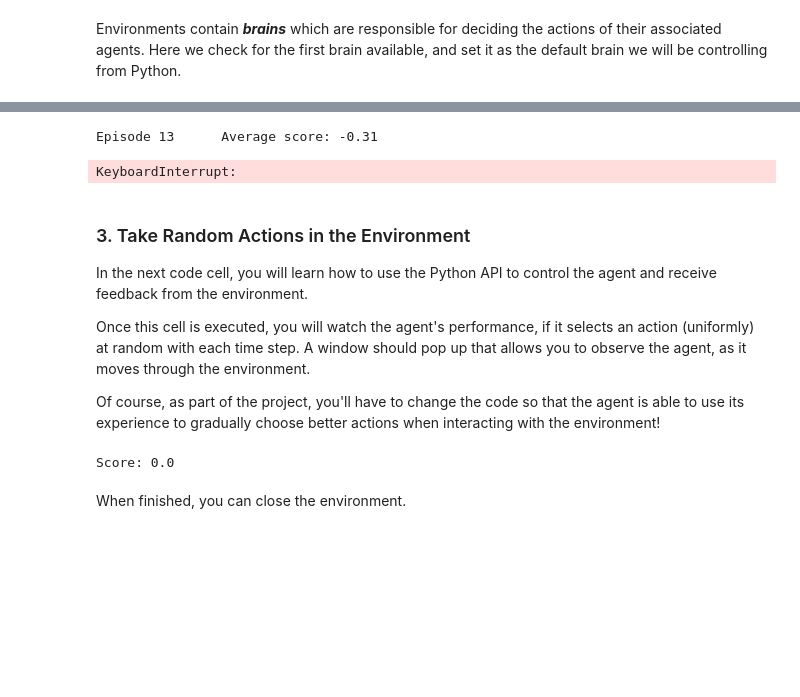
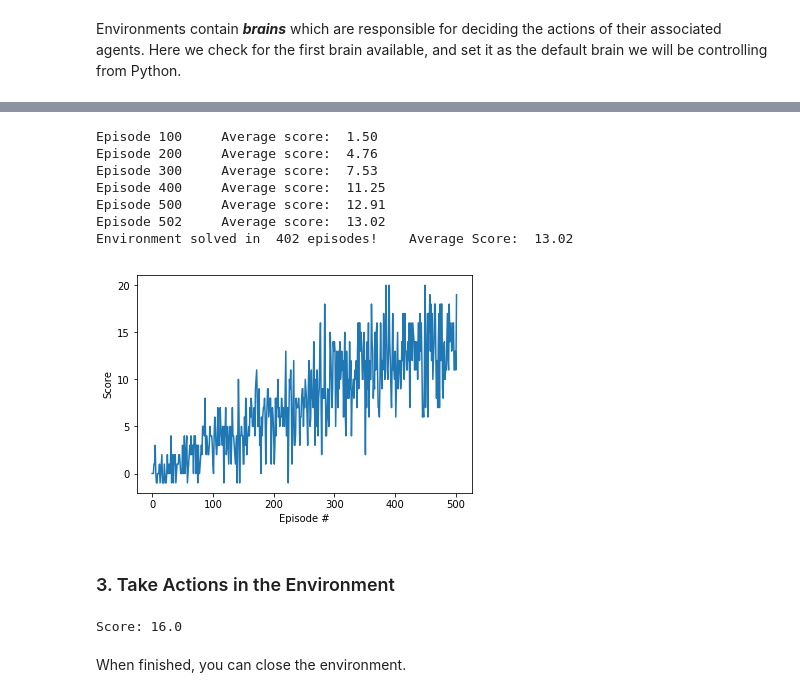
Before and after one commit to mrdvince/unity_navigation, a Jupyter notebook: Navigation.ipynb, the cells around one changed output, grey strips where cells are left out. Saved outputs shown, nothing was run; the diff lists cells and outputs as text; code cells hidden in the pictures; blank space fills up the shorter version.

```diff
--- a/Navigation.ipynb
+++ b/Navigation.ipynb
@@ -14,3 +18,6 @@ We begin by importing some necessary packages.  If the code cell below returns a
 # %%
 from unityagents import UnityEnvironment
 import numpy as np
+
+# please do not modify the line below
+env = UnityEnvironment(file_name="/data/Banana_Linux_NoVis/Banana.x86_64")
@@ -32,2 +40,0 @@ env = UnityEnvironment(file_name="Banana.app")
-# %%
-env = UnityEnvironment(file_name="../Banana_Linux/Banana.x86_64",no_graphics=True)
@@ -148,7 +131,7 @@ def dqn(n_episodes, max_t, eps_start, eps_end, eps_decay):
 
         if average_score >= 13:      # check if environment is solved
             print('\nEnvironment solved in {: d} episodes!\tAverage Score: {: .2f}'.format(i_episode - 100, average_score))
-            torch.save(agent.qnetwork_local.state_dict(), 'ddqn.pth')
+            torch.save(agent.qnetwork_local.state_dict(), 'dqn.pth')
             break
 
     return scores
@@ -161,13 +144,21 @@ eps_decay = 0.995
 # %%
 scores = dqn(n_episodes, max_t, eps_start, eps_end, eps_decay)
 # %% [output]
-Episode 13      Average score: -0.31
+Episode 100     Average score:  1.50
+Episode 200     Average score:  4.76
+Episode 300     Average score:  7.53
+Episode 400     Average score:  11.25
+Episode 500     Average score:  12.91
+Episode 502     Average score:  13.02
+Environment solved in  402 episodes!    Average Score:  13.02
-KeyboardInterrupt:
-# %% [markdown]
-### 3. Take Random Actions in the Environment
-
-In the next code cell, you will learn how to use the Python API to control the agent and receive feedback from the environment.
-
-Once this cell is executed, you will watch the agent's performance, if it selects an action (uniformly) at random with each time step.  A window should pop up that allows you to observe the agent, as it moves through the environment.
-
-Of course, as part of the project, you'll have to change the code so that the agent is able to use its experience to gradually choose better actions when interacting with the environment!
+# %%
+fig = plt.figure()
+ax = fig.add_subplot(111)
+plt.plot(np.arange(len(scores)), scores)
+plt.ylabel('Score')
+plt.xlabel('Episode #')
+plt.show()
+# %% [output]
+[figure, added]
+# %% [markdown]
+### 3. Take Actions in the Environment
@@ -176,7 +169,7 @@ env_info = env.reset(train_mode=False)[brain_name] # reset the environment
 state = env_info.vector_observations[0]            # get the current state
 score = 0                                          # initialize the score
 while True:
-    action = np.random.randint(action_size)        # select an action
+    action = agent.act(state)                      # select an action
     env_info = env.step(action)[brain_name]        # send the action to the environment
     next_state = env_info.vector_observations[0]   # get the next state
     reward = env_info.rewards[0]                   # get the reward
@@ -188,7 +181,7 @@ while True:
 
 print("Score: {}".format(score))
 # %% [output]
-Score: 0.0
+Score: 16.0
 # %% [markdown]
 When finished, you can close the environment.
 # %%
```
Also changed, not shown: parts of 15 cells of this notebook, 2 other files.
